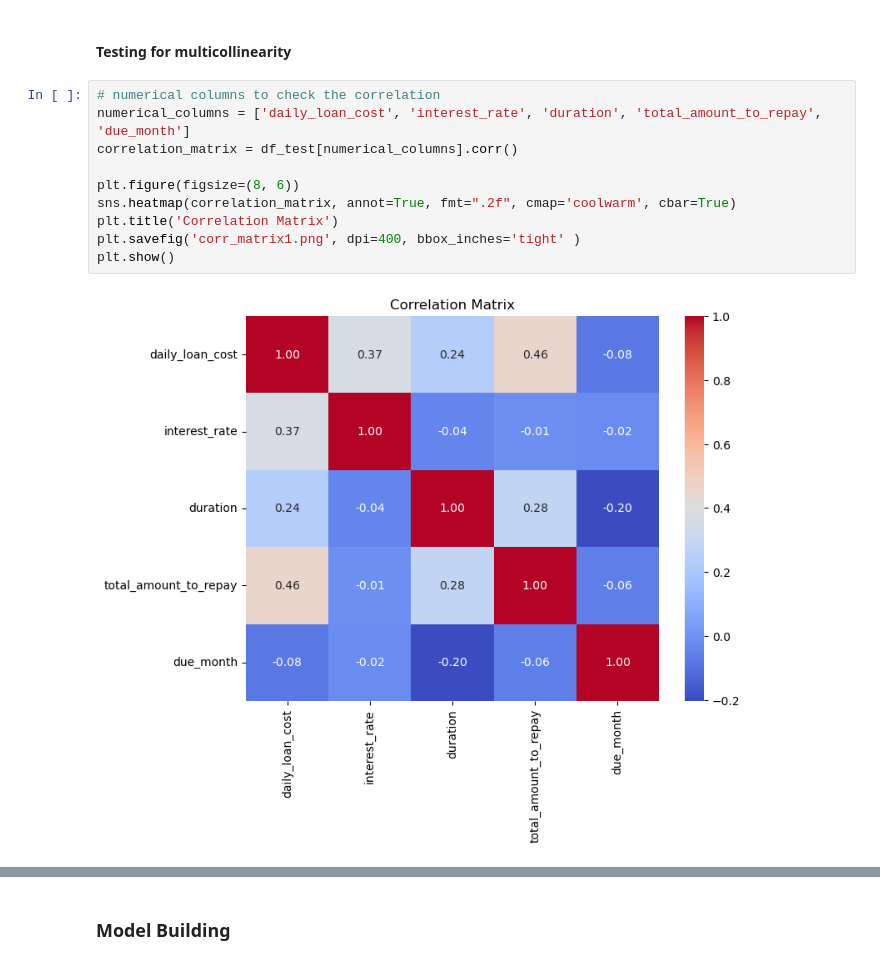
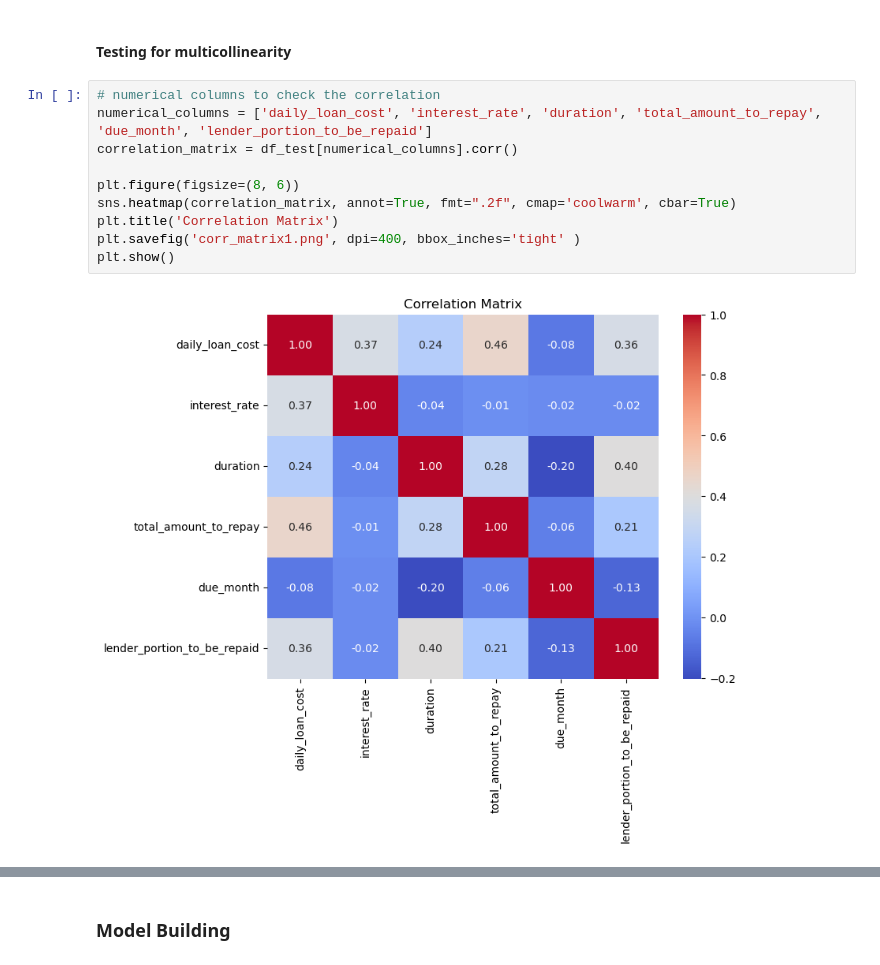
Before and after one commit to Lamerck/credit_score, a Jupyter notebook: modeltest.ipynb, the cells around one changed output, grey strips where cells are left out. Drawn from its saved outputs; the diff is of its cells as text.

```diff
--- a/modeltest.ipynb
+++ b/modeltest.ipynb
@@ -206,16 +206,16 @@ df_test['due_date'] = df_test['due_date'].dt.strftime('%Y-%m-%d')
 #### Testing for multicollinearity
 # %%
 # numerical columns to check the correlation
-numerical_columns = ['daily_loan_cost', 'interest_rate', 'duration', 'total_amount_to_repay', 'due_month']
+numerical_columns = ['daily_loan_cost', 'interest_rate', 'duration', 'total_amount_to_repay', 'due_month', 'lender_portion_to_be_repaid']
 correlation_matrix = df_test[numerical_columns].corr()
 
 plt.figure(figsize=(8, 6))
 sns.heatmap(correlation_matrix, annot=True, fmt=".2f", cmap='coolwarm', cbar=True)
 plt.title('Correlation Matrix')
 plt.savefig('corr_matrix1.png', dpi=400, bbox_inches='tight' )
 plt.show()
 # %% [output]
-[figure, old version]
+[figure, new version]
 # %%
 from statsmodels.stats.outliers_influence import variance_inflation_factor
 from statsmodels.tools.tools import add_constant
```
Also changed, not shown: parts of 16 cells of this notebook, 5 other files.
